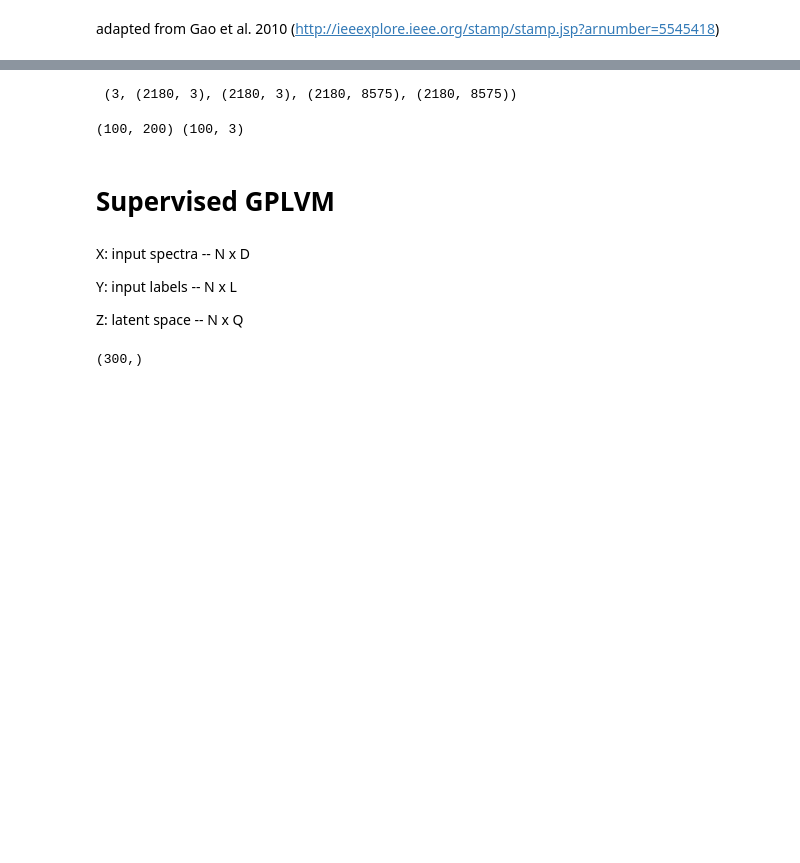
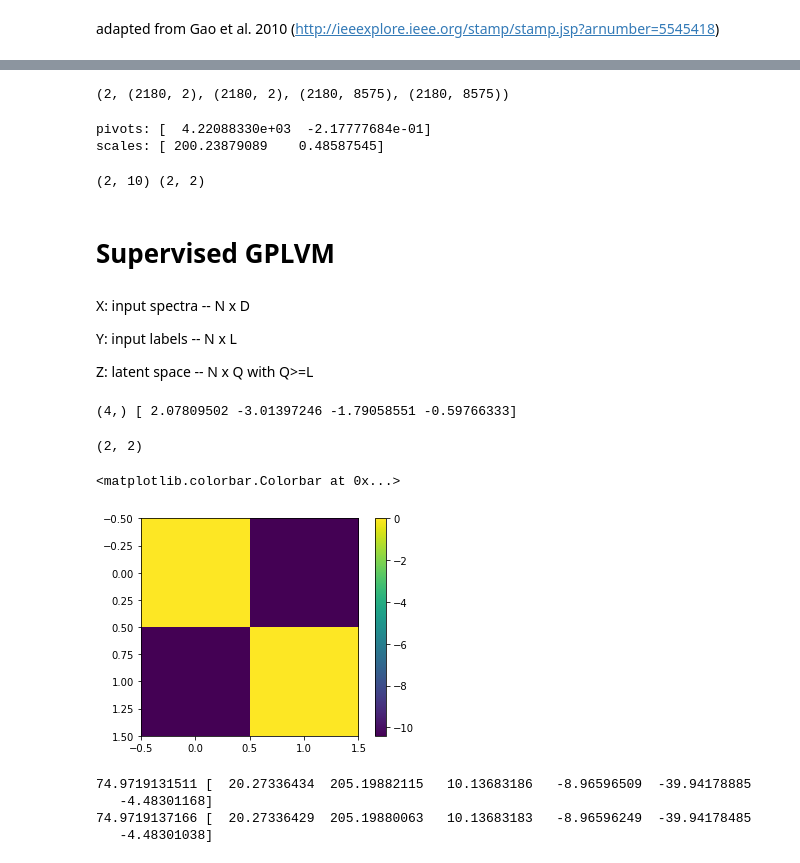
Before and after one commit to aceilers/gplvm_george, a Jupyter notebook: supervised_gplvm.ipynb, the cells around one changed output, grey strips where cells are left out. Drawn from its saved outputs; the diff is of its cells as text; code cells hidden in the pictures; blank space fills up the shorter version.

Commit message:
likelihood test function

```diff
--- a/supervised_gplvm.ipynb
+++ b/supervised_gplvm.ipynb
@@ -78,10 +79,10 @@ def make_label_input(labels, training_labels):
     #tr_ivar_input[bad, 5] = 0.
     return tr_label_input, tr_ivar_input
 # %%
-labels = np.array(['TEFF', 'FE_H', 'LOGG']) #, 'ALPHA_M', 'Q_MAG', 'N_FE', 'C_FE'])
+labels = np.array(['TEFF', 'FE_H']) #, 'LOGG']) #, 'ALPHA_M', 'Q_MAG', 'N_FE', 'C_FE'])
 Nlabels = len(labels)
 latex_labels = [latex[l] for l in labels]
 tr_label_input, tr_ivar_input = make_label_input(labels, training_labels)
 print(Nlabels, tr_label_input.shape, tr_ivar_input.shape, fluxes.shape, ivars.shape)
 # %% [output]
- (3, (2180, 3), (2180, 3), (2180, 8575), (2180, 8575))
+(2, (2180, 2), (2180, 2), (2180, 8575), (2180, 8575))
@@ -90,14 +89,29 @@ print(Nlabels, tr_label_input.shape, tr_ivar_input.shape, fluxes.shape, ivars.sh
+# %%
+# scale and pivot labels
+def get_pivots_and_scales(label_vals):
+    qs = np.percentile(label_vals, (2.5, 50, 97.5), axis=0)
+    pivots = qs[1]
+    scales = (qs[2] - qs[0])/4.
+    return pivots, scales
+
+pivots, scales = get_pivots_and_scales(tr_label_input)
+tr_label_input_scaled = (tr_label_input - pivots) / scales
+print('pivots: {}'.format(pivots))
+print('scales: {}'.format(scales))
+# %% [output]
+pivots: [  4.22088330e+03  -2.17777684e-01]
+scales: [ 200.23879089    0.48587545]
 # %%
 # take subset of data as input data
-X = fluxes[:100, 500:700]
-Y = tr_label_input[:100, :]
+X = fluxes[:2, 500:510]
+Y = tr_label_input_scaled[:2, :]
 print X.shape, Y.shape
 N = X.shape[0]
 D = X.shape[1]
 L = Y.shape[1]
 assert Y.shape[0] == N
 # %% [output]
-(100, 200) (100, 3)
+(2, 10) (2, 2)
 # %% [markdown]
 # Supervised GPLVM
 # %% [markdown]
@@ -105,7 +119,7 @@ X: input spectra -- N x D
 
 Y: input labels -- N x L
 
-Z: latent space -- N x Q
+Z: latent space -- N x Q with Q>=L
 # %%
 def logLikelihood_Z(pars, X, Y, hyper_params):
 
@@ -240,13 +262,40 @@ def test_likelihood_Z(pars, X, Y, hyper_params):
 theta_rbf, theta_band, sigmax2, gamma_rbf, gamma_band, sigmay2 = 1, 1, 1, 1, 1, 1
 hyper_params = np.array([theta_rbf, theta_band, sigmax2, gamma_rbf, gamma_band, sigmay2])
 
-Q = 3
+Q = Y.shape[1]
 Z_initial = Y[:] #PCAInitial(X, Q)
 Z = Z_initial[:]
 Z = np.reshape(Z, (N*Q, ))
-print Z.shape
+print Z.shape, Z
 # %% [output]
-(300,)
+(4,) [ 2.07809502 -3.01397246 -1.79058551 -0.59766333]
+# %%
+kernel1 = kernelRBF(Z_initial, theta_rbf, theta_band, sigmax2)
+kernel2 = kernelRBF(Z_initial, theta_rbf, theta_band, sigmax2)
+print kernel1.shape
+#B = -0.5 * cdist(Z_initial, Z_initial).T * cdist(Z_initial, Z_initial)
+B = np.log(rbf_kernel(Z_initial, gamma = 0.5))
+plt.imshow(B, interpolation='None')
+plt.colorbar()
+# %% [output]
+(2, 2)
+<matplotlib.colorbar.Colorbar at 0x...>
+[figure, added]
+# %%
+grad_dLdK = dLdK(kernel1, X)
+dKdrbf, dKdband, dKdsigma2 = dKdhyper(Z_initial, kernel1, theta_rbf, theta_band, sigmax2)
+L, gradL = logLikelihood_hyper(hyper_params, X, Y, Z)
+print L, gradL
+hyper_new = hyper_params[:]
+hyper_new = (1. + 1e-7) * hyper_params
+# print hyper_new
+L, gradL = logLikelihood_hyper(hyper_new, X, Y, Z)
+print L, gradL
+# %% [output]
+74.9719131511 [  20.27336434  205.19882115   10.13683186   -8.96596509  -39.94178885
+   -4.48301168]
+74.9719137166 [  20.27336429  205.19880063   10.13683183   -8.96596249  -39.94178485
+   -4.48301038]
 # %%
 # testing likelihood functions
 test_likelihood_h(hyper_params, X, Y, Z)
```
Also changed, not shown: parts of 16 cells of this notebook.
